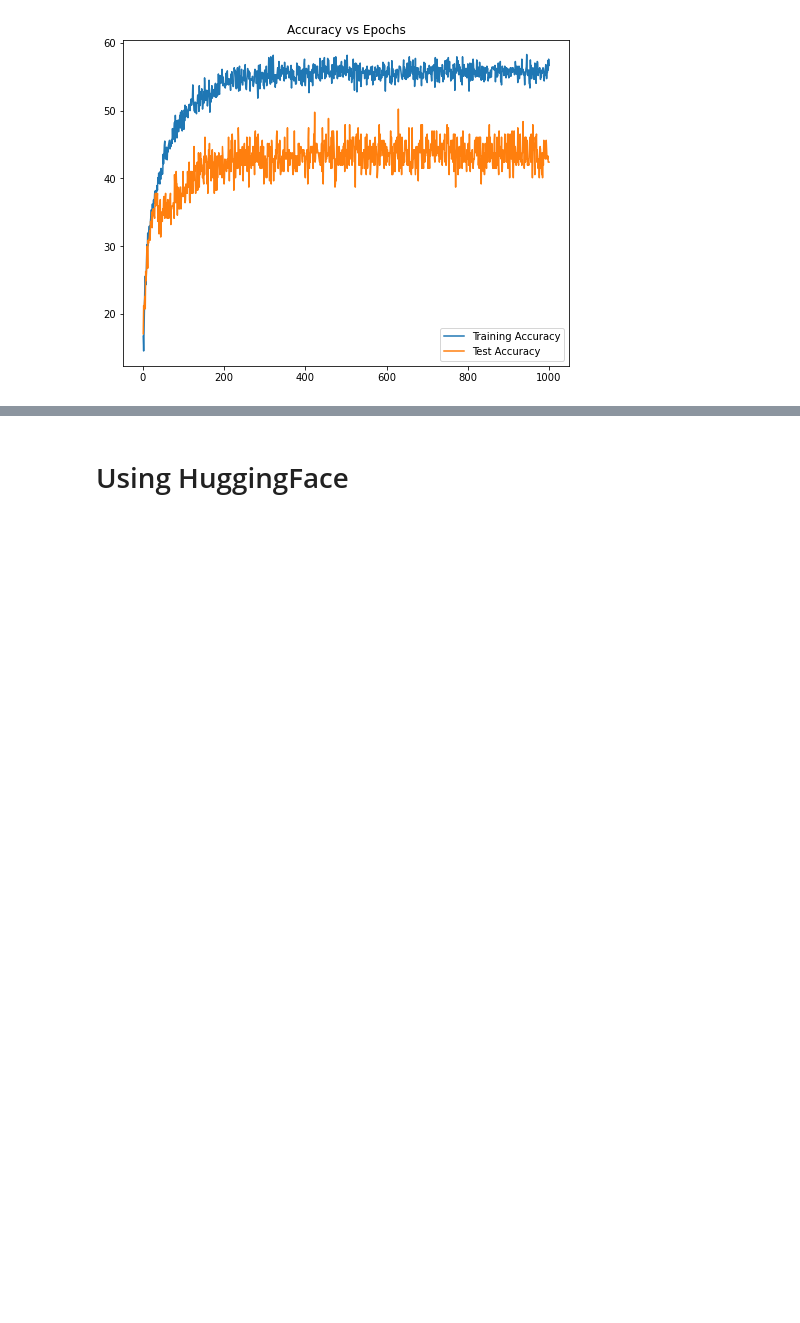
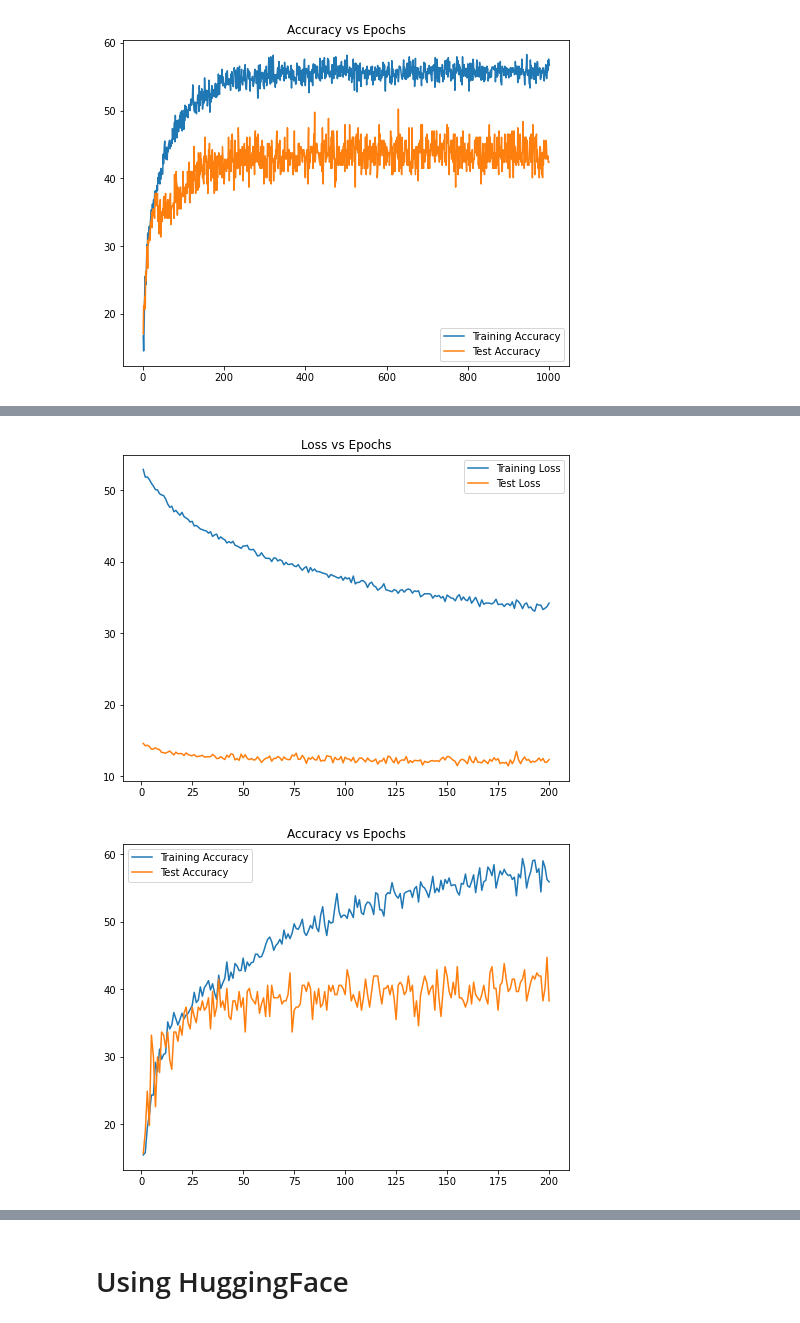
Before and after one commit to pakdaniel/DataMiningFinal, a Jupyter notebook: DataMiningFinal.ipynb, the cells around one changed output, grey strips where cells are left out. Saved outputs shown, nothing was run; the diff lists cells and outputs as text; code cells hidden in the pictures; blank space fills up the shorter version.

Commit message:
ran vit for diff patch sizes

```diff
--- a/DataMiningFinal.ipynb
+++ b/DataMiningFinal.ipynb
@@ -836,0 +845,20 @@ plt.show()
+# %%
+padding = 44100
+
+dataset = AudioDatasetViT(audio_paths, LABEL_TYPE, LABEL_ENCODING, padding)
+dataset_size = len(dataset)
+
+split = 0.2 # Train-Test split is 80% 20%
+test_size = int(np.floor(split * dataset_size))
+train_size = dataset_size - test_size
+train_set, test_set = random_split(dataset, [train_size, test_size])
+
+batch_size = 30
+# Shape should be BATCH, 1 (Mono Channel), N_MELS, TIME_BINS -> torch.Size([8, 1, 64, 1379])
+train_loader = DataLoader(train_set,
+                          shuffle = True,
+                          batch_size = batch_size)
+test_loader = DataLoader(test_set,
+                        shuffle = True,
+                        batch_size = batch_size)
+device = torch.device('cuda' if torch.cuda.is_available() else 'cpu')
@@ -836,0 +989,21 @@ plt.show()
+# %%
+_epochs = [i for i in range(1, EPOCHS+1)]
+
+up_to = min(len(train_losses), len(test_losses))
+
+plt.figure(figsize = (8,6))
+plt.plot(_epochs[:up_to], train_losses[:up_to], label = "Training Loss")
+plt.plot(_epochs[:up_to], test_losses[:up_to], label = "Test Loss")
+plt.title("Loss vs Epochs", fontsize=12)
+plt.legend()
+plt.show()
+
+plt.figure(figsize = (8,6))
+plt.plot(_epochs[:up_to], train_accs[:up_to], label = "Training Accuracy")
+plt.plot(_epochs[:up_to], test_accs[:up_to], label = "Test Accuracy")
+plt.title("Accuracy vs Epochs", fontsize=12)
+plt.legend()
+plt.show()
+# %% [output]
+[figure, added]
+[figure, added]
```
Also changed, not shown: parts of 20 cells of this notebook.
